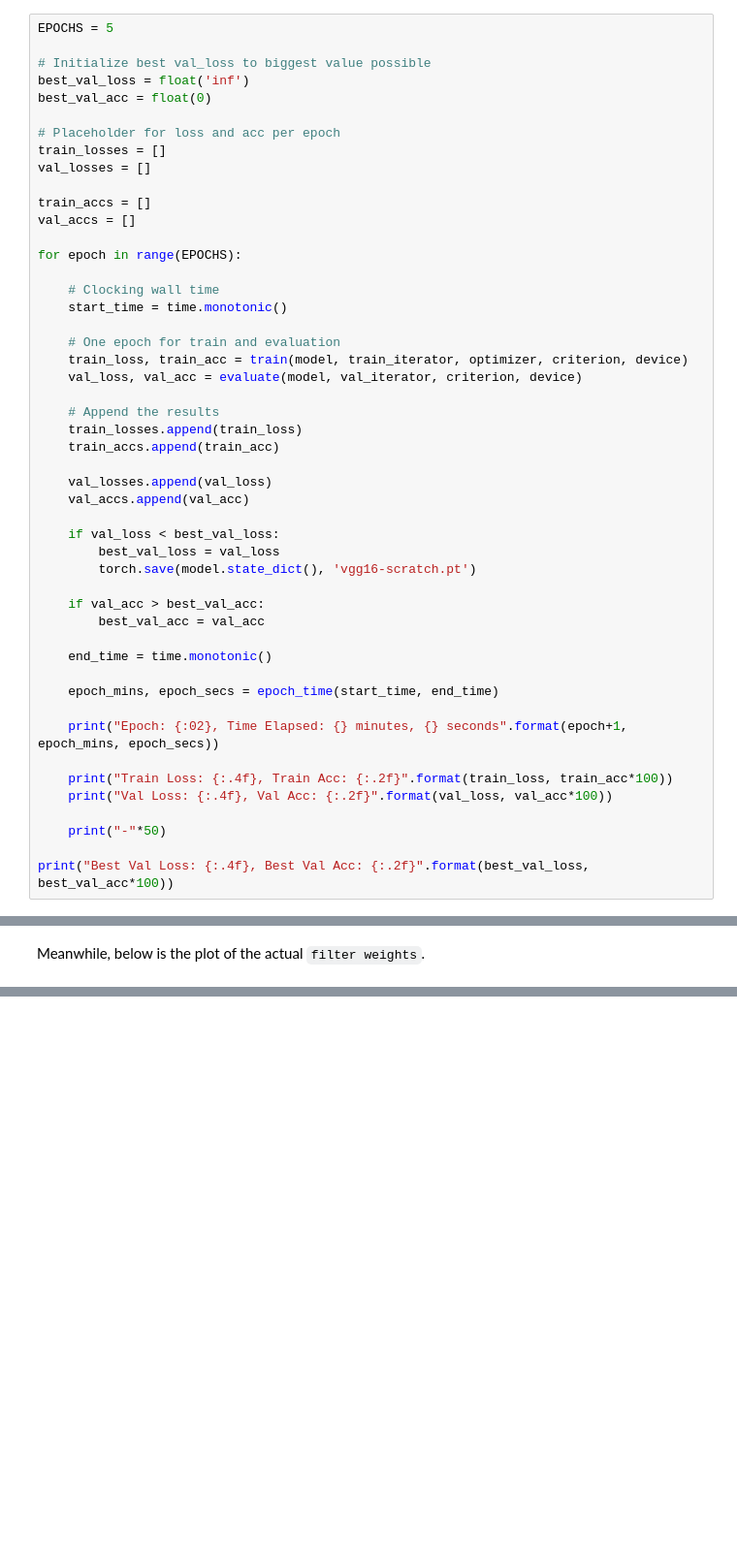
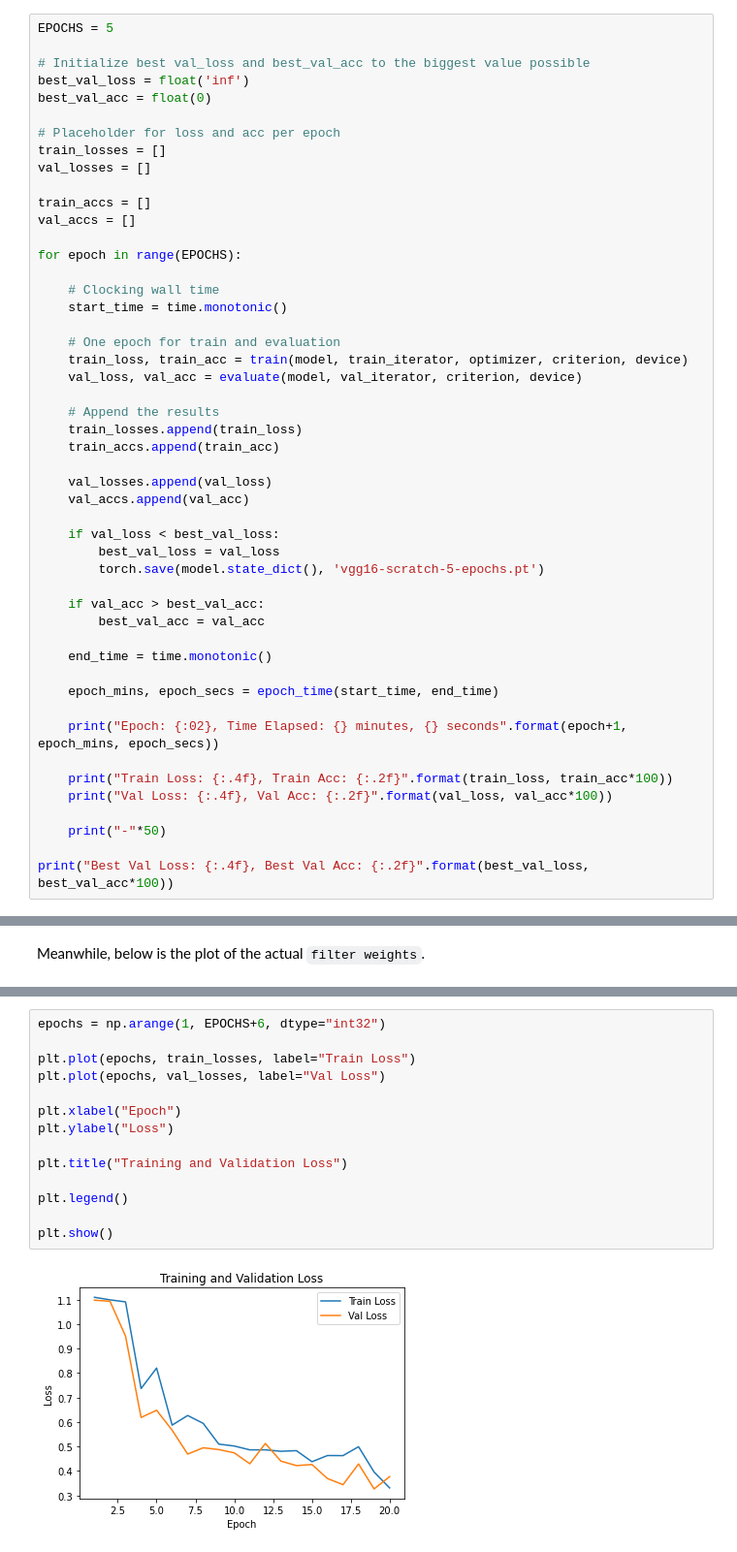
Before and after one commit to geraldzakwan/dl-comp-vis-final-project, a Jupyter notebook: Landmark_Classification_VGG_Scratch.ipynb, the cells around one changed output, grey strips where cells are left out. Shown at 97% size. Cells and saved outputs as stored; diff of their text form; blank space fills up the shorter version.

```diff
--- a/Landmark_Classification_VGG_Scratch.ipynb
+++ b/Landmark_Classification_VGG_Scratch.ipynb
@@ -493,7 +493,7 @@ Train for 5 epochs
 # %%
 EPOCHS = 5
 
-# Initialize best val_loss to biggest value possible
+# Initialize best val_loss and best_val_acc to the biggest value possible
 best_val_loss = float('inf')
 best_val_acc = float(0)
 
@@ -522,7 +522,7 @@ for epoch in range(EPOCHS):
 
     if val_loss < best_val_loss:
         best_val_loss = val_loss
-        torch.save(model.state_dict(), 'vgg16-scratch.pt')
+        torch.save(model.state_dict(), 'vgg16-scratch-5-epochs.pt')
 
     if val_acc > best_val_acc:
         best_val_acc = val_acc
@@ -806,0 +876,16 @@ Clipping input data to the valid range for imshow with RGB data ([0..1] for floa
+# %%
+epochs = np.arange(1, EPOCHS+6, dtype="int32")
+
+plt.plot(epochs, train_losses, label="Train Loss")
+plt.plot(epochs, val_losses, label="Val Loss")
+
+plt.xlabel("Epoch")
+plt.ylabel("Loss")
+
+plt.title("Training and Validation Loss")
+
+plt.legend()
+
+plt.show()
+# %% [output]
+[figure, added]
```
Also changed, not shown: parts of 18 cells of this notebook, 6 other files.
